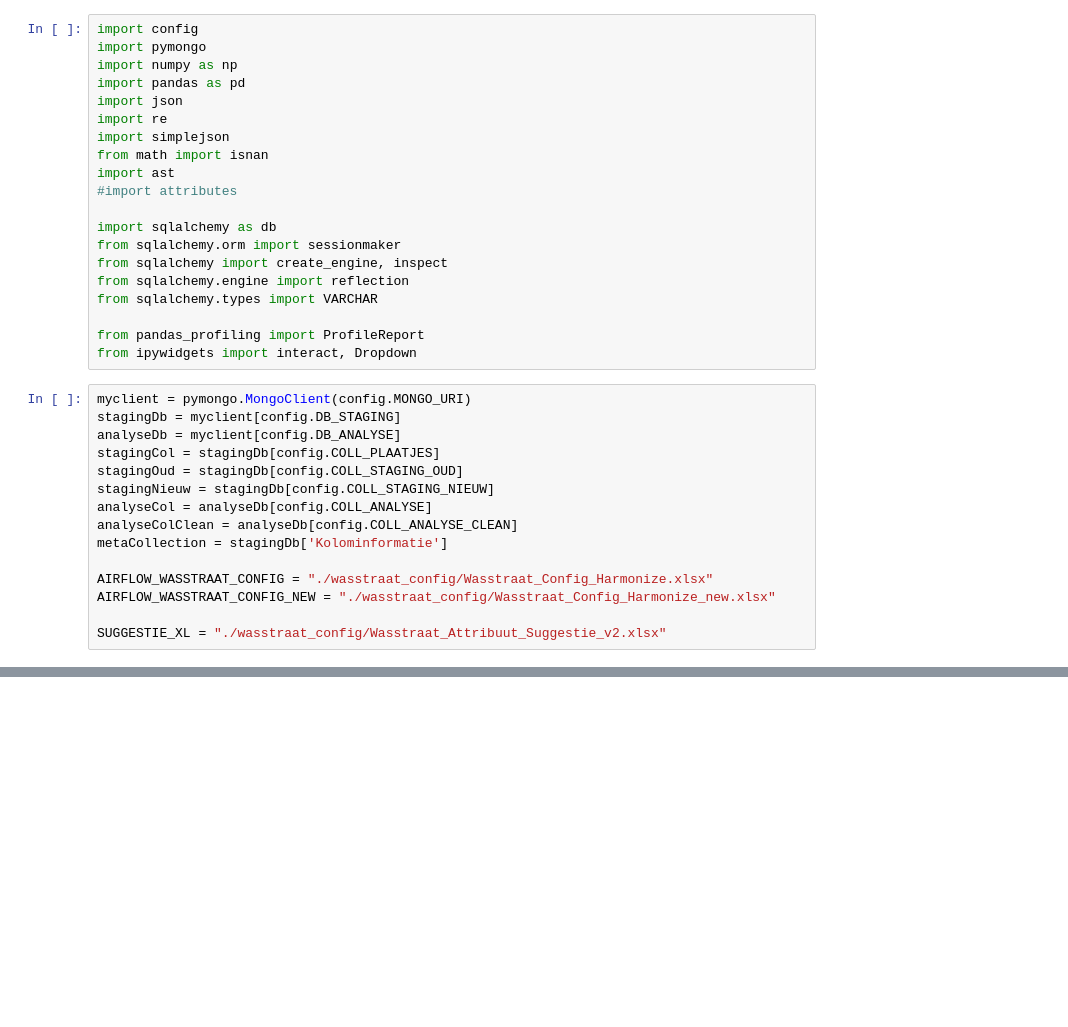
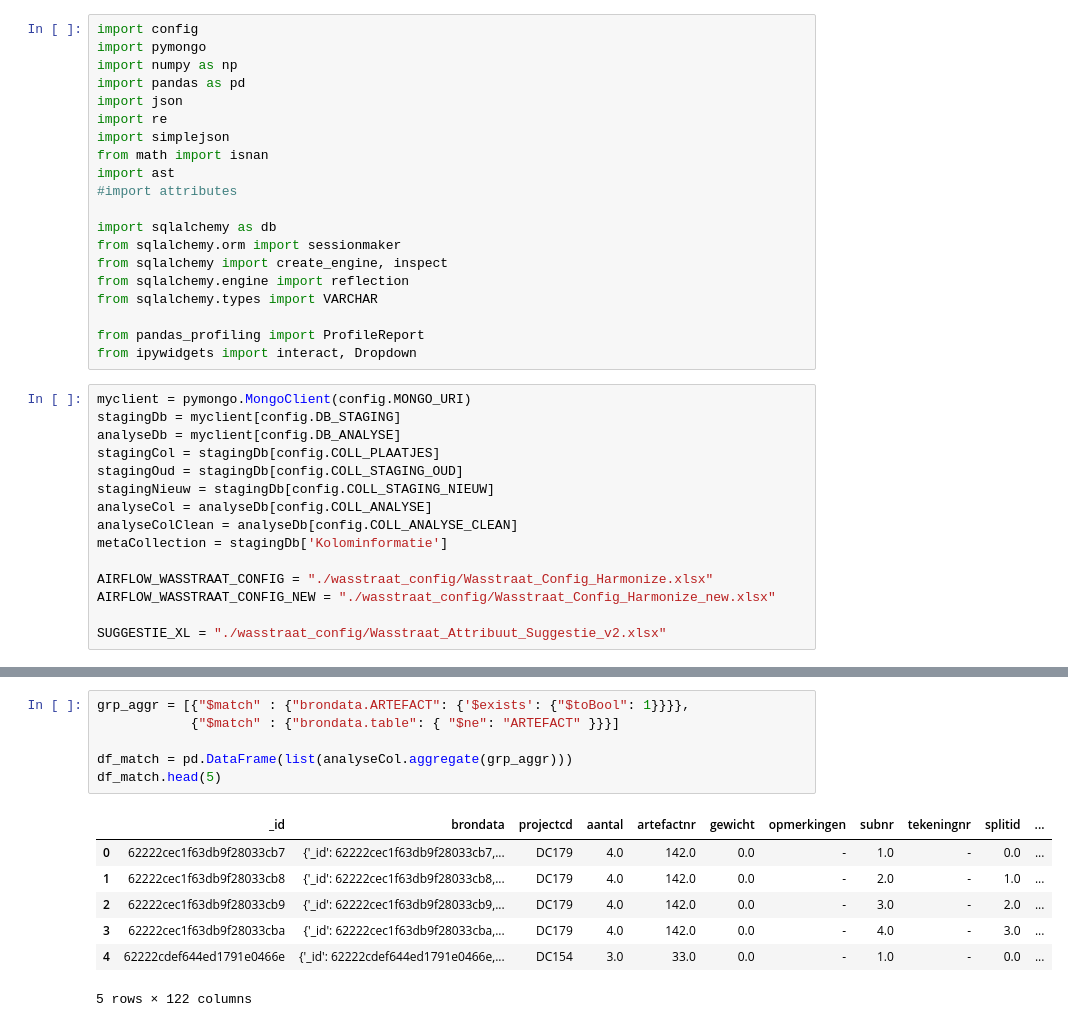
Before and after one commit to brienen/wasstraat_archeologische_data, a Jupyter notebook: notebooks/Untitled.ipynb, the cells around one changed output, grey strips where cells are left out. Cells and saved outputs as stored; diff of their text form; blank space fills up the shorter version.

```diff
--- a/notebooks/Untitled.ipynb
+++ b/notebooks/Untitled.ipynb
@@ -68,0 +64,14 @@ show_fieldsets_columns[0][1]['columns']
+# %%
+grp_aggr = [{"$match" : {"brondata.ARTEFACT": {'$exists': {"$toBool": 1}}}},
+            {"$match" : {"brondata.table": { "$ne": "ARTEFACT" }}}]
+
+df_match = pd.DataFrame(list(analyseCol.aggregate(grp_aggr)))
+df_match.head(5)
+# %% [output]
+|  | _id | brondata | projectcd | aantal | artefactnr | gewicht | opmerkingen | subnr | tekeningnr | splitid | ... |
+| 0 | 62222cec1f63db9f28033cb7 | {'_id': 62222cec1f63db9f28033cb7,... | DC179 | 4.0 | 142.0 | 0.0 | - | 1.0 | - | 0.0 | ... |
+| 1 | 62222cec1f63db9f28033cb8 | {'_id': 62222cec1f63db9f28033cb8,... | DC179 | 4.0 | 142.0 | 0.0 | - | 2.0 | - | 1.0 | ... |
+| 2 | 62222cec1f63db9f28033cb9 | {'_id': 62222cec1f63db9f28033cb9,... | DC179 | 4.0 | 142.0 | 0.0 | - | 3.0 | - | 2.0 | ... |
+| 3 | 62222cec1f63db9f28033cba | {'_id': 62222cec1f63db9f28033cba,... | DC179 | 4.0 | 142.0 | 0.0 | - | 4.0 | - | 3.0 | ... |
+| 4 | 62222cdef644ed1791e0466e | {'_id': 62222cdef644ed1791e0466e,... | DC154 | 3.0 | 33.0 | 0.0 | - | 1.0 | - | 0.0 | ... |
+5 rows × 122 columns
```
Also changed, not shown: parts of 16 cells of this notebook, 14 other files.
